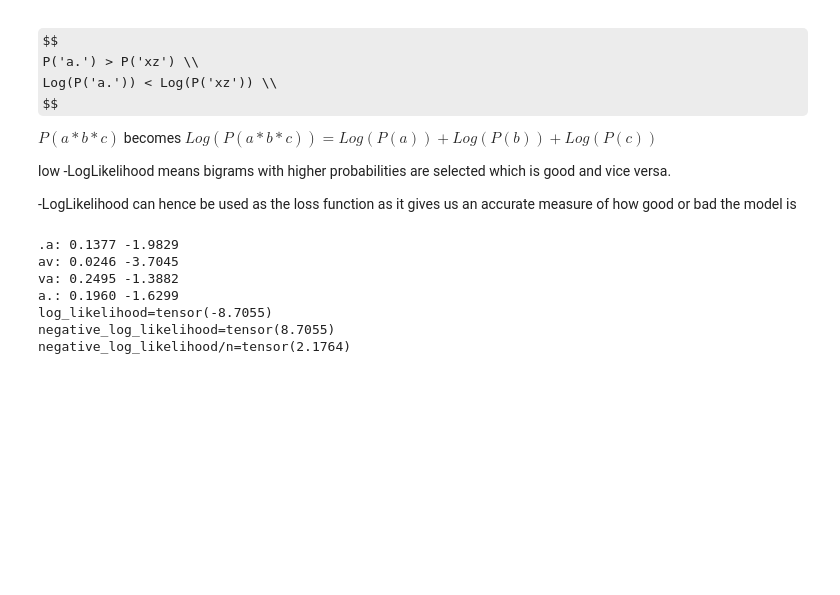
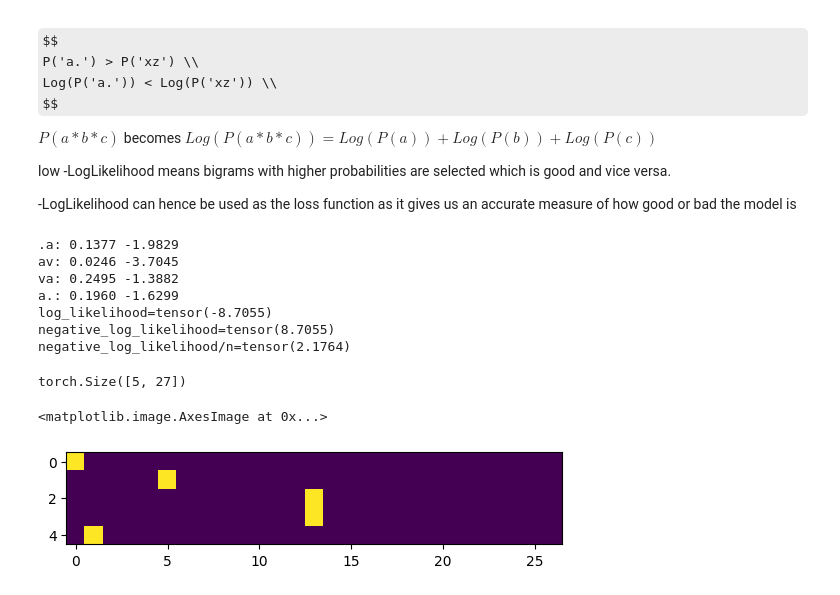
Before and after one commit to Decrescent398/transformers, a Jupyter notebook: nlp.ipynb, the cells around one changed output. Cells and saved outputs as stored; diff of their text form; code cells hidden in the pictures; some formulas as TeX source; blank space fills up the shorter version.

```diff
--- a/nlp.ipynb
+++ b/nlp.ipynb
@@ -192,3 +192,29 @@ a.: 0.1960 -1.6299
 log_likelihood=tensor(-8.7055)
 negative_log_likelihood=tensor(8.7055)
 negative_log_likelihood/n=tensor(2.1764)
+# %%
+inputs, targets = [], []
+
+for word in words[:1]:
+    chars = ['.'] + list(word) + ['.']
+    for char1, char2 in zip(chars, chars[1:]):
+        ix1 = stoi[char1]
+        ix2 = stoi[char2]
+        inputs.append(ix1)
+        targets.append(ix2)
+
+inputs = torch.tensor(inputs)
+targets = torch.tensor(targets)
+# %%
+import torch.nn.functional as F
+
+encoded = F.one_hot(inputs, num_classes=27).float()
+# %%
+encoded.shape
+# %% [output]
+torch.Size([5, 27])
+# %%
+plt.imshow(encoded)
+# %% [output]
+<matplotlib.image.AxesImage at 0x...>
+[figure, added]
```
Also changed, not shown: parts of 4 cells of this notebook.
